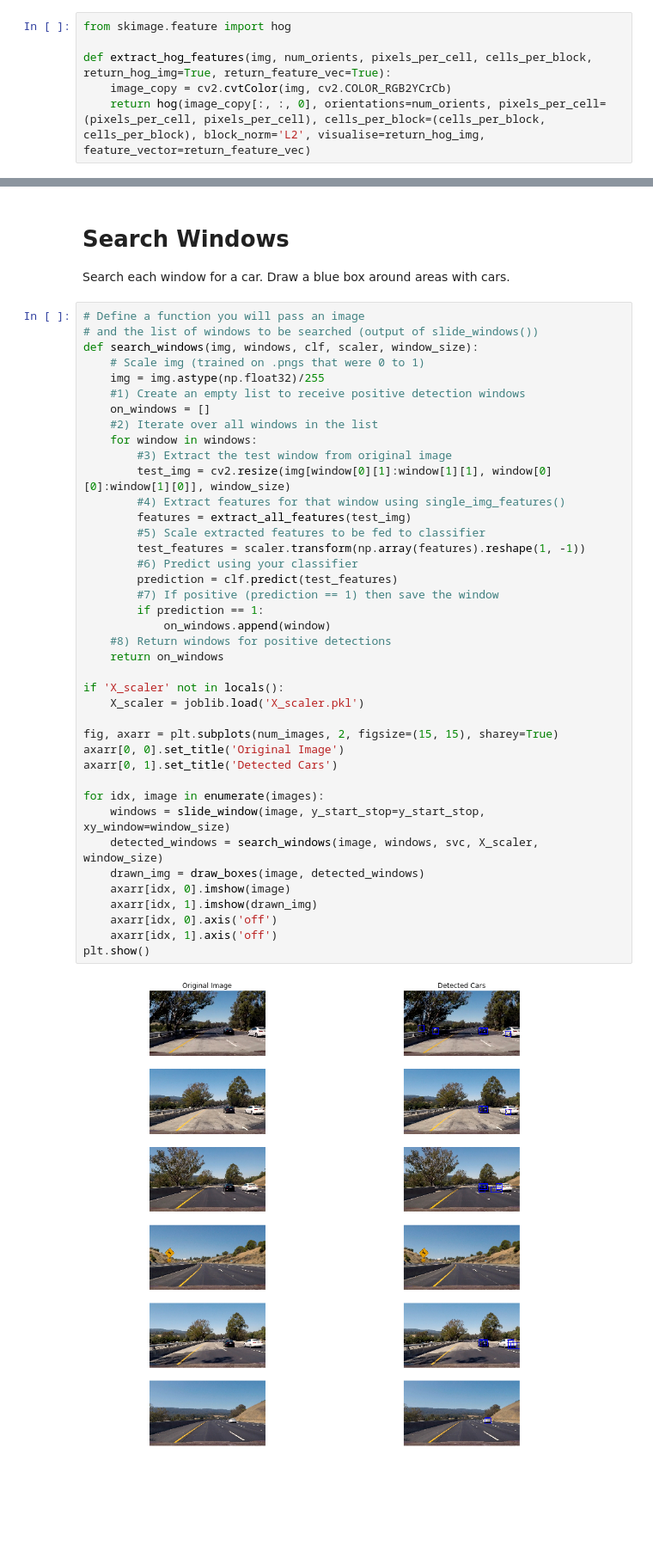
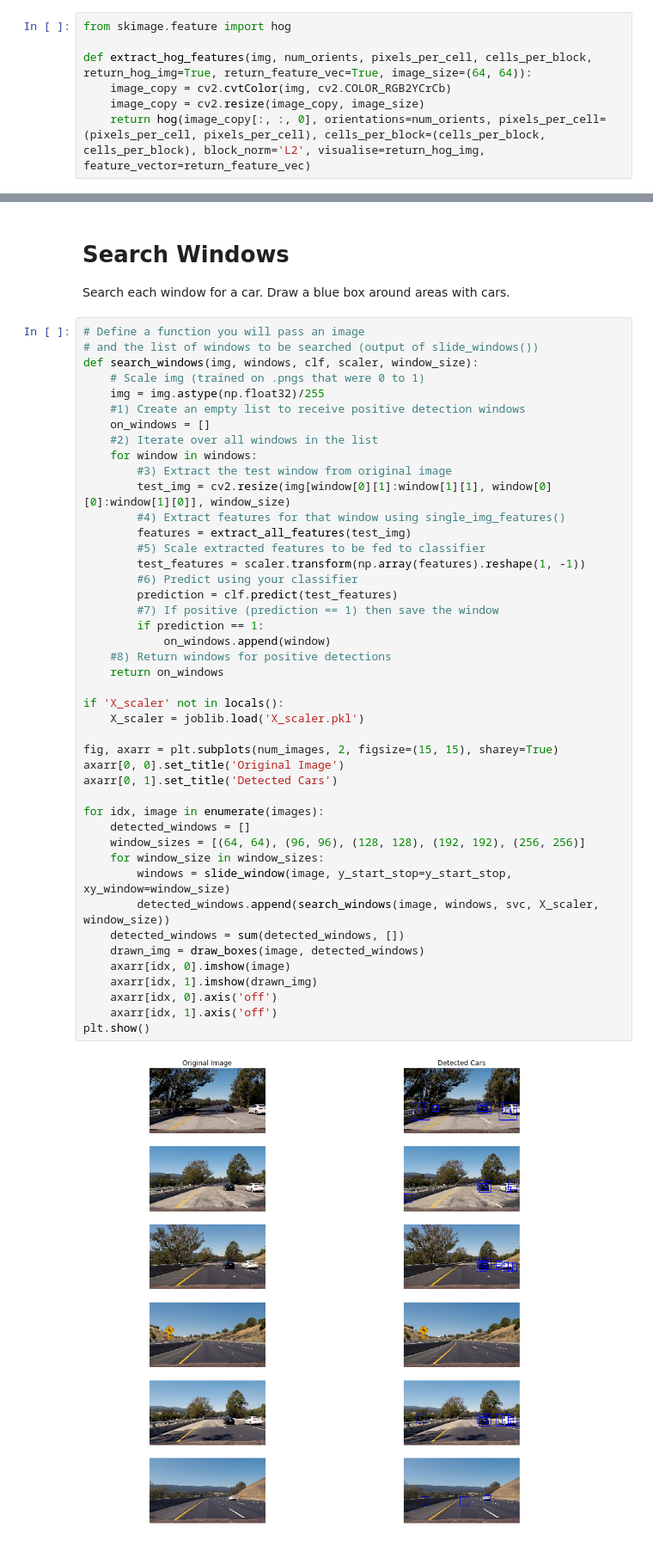
Before and after one commit to AryanJ-NYC/vehicle-detection, a Jupyter notebook: vehicle-detection.ipynb, the cells around one changed output, grey strips where cells are left out. Shown at 86% size. Drawn from its saved outputs; the diff is of its cells as text; blank space fills up the shorter version.

Commit message:
Use multiple window sizes in car detection

```diff
--- a/vehicle-detection.ipynb
+++ b/vehicle-detection.ipynb
@@ -29,8 +29,9 @@ The histogram of gradients acts as a "fingerprint" to the image. Images with car
 # %%
 from skimage.feature import hog
 
-def extract_hog_features(img, num_orients, pixels_per_cell, cells_per_block, return_hog_img=True, return_feature_vec=True):
+def extract_hog_features(img, num_orients, pixels_per_cell, cells_per_block, return_hog_img=True, return_feature_vec=True, image_size=(64, 64)):
     image_copy = cv2.cvtColor(img, cv2.COLOR_RGB2YCrCb)
+    image_copy = cv2.resize(image_copy, image_size)
     return hog(image_copy[:, :, 0], orientations=num_orients, pixels_per_cell=(pixels_per_cell, pixels_per_cell), cells_per_block=(cells_per_block, cells_per_block), block_norm='L2', visualise=return_hog_img, feature_vector=return_feature_vec)
 # %%
 from skimage import exposure
@@ -291,33 +292,37 @@ def search_windows(img, windows, clf, scaler, window_size):
     for window in windows:
         #3) Extract the test window from original image
         test_img = cv2.resize(img[window[0][1]:window[1][1], window[0][0]:window[1][0]], window_size)
         #4) Extract features for that window using single_img_features()
         features = extract_all_features(test_img)
         #5) Scale extracted features to be fed to classifier
         test_features = scaler.transform(np.array(features).reshape(1, -1))
         #6) Predict using your classifier
         prediction = clf.predict(test_features)
         #7) If positive (prediction == 1) then save the window
         if prediction == 1:
             on_windows.append(window)
     #8) Return windows for positive detections
     return on_windows
 
 if 'X_scaler' not in locals():
     X_scaler = joblib.load('X_scaler.pkl')
 
 fig, axarr = plt.subplots(num_images, 2, figsize=(15, 15), sharey=True)
 axarr[0, 0].set_title('Original Image')
 axarr[0, 1].set_title('Detected Cars')
 
 for idx, image in enumerate(images):
-    windows = slide_window(image, y_start_stop=y_start_stop, xy_window=window_size)
-    detected_windows = search_windows(image, windows, svc, X_scaler, window_size)
+    detected_windows = []
+    window_sizes = [(64, 64), (96, 96), (128, 128), (192, 192), (256, 256)]
+    for window_size in window_sizes:
+        windows = slide_window(image, y_start_stop=y_start_stop, xy_window=window_size)
+        detected_windows.append(search_windows(image, windows, svc, X_scaler, window_size))
+    detected_windows = sum(detected_windows, [])
     drawn_img = draw_boxes(image, detected_windows)
     axarr[idx, 0].imshow(image)
     axarr[idx, 1].imshow(drawn_img)
     axarr[idx, 0].axis('off')
     axarr[idx, 1].axis('off')
 plt.show()
 # %% [output]
-[figure, old version]
+[figure, new version]
```
